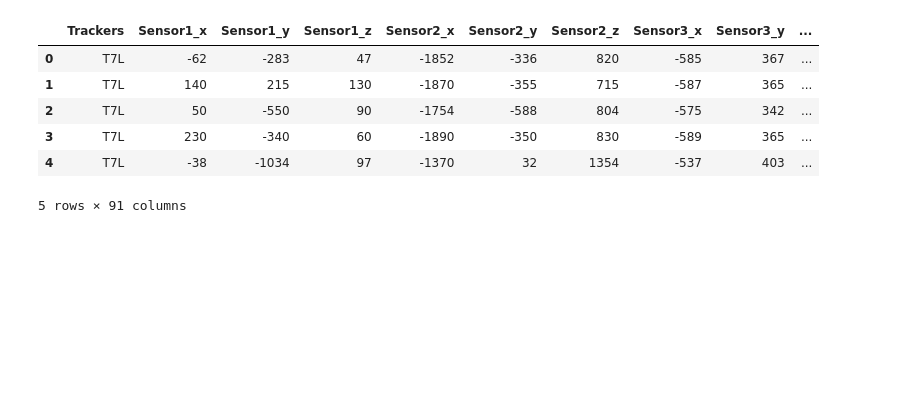
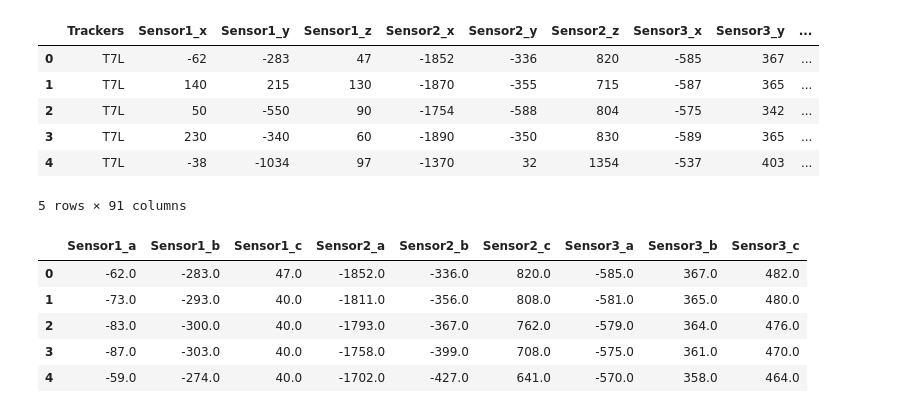
Before and after one commit to tbhanushali/OverhandFitness-Project, a Jupyter notebook: Overhand Fitness Visualization.ipynb, the cells around one changed output. Saved outputs shown, nothing was run; the diff lists cells and outputs as text; code cells hidden in the pictures; blank space fills up the shorter version.

```diff
--- a/Overhand Fitness Visualization.ipynb
+++ b/Overhand Fitness Visualization.ipynb
@@ -22,3 +22,27 @@ tabulate_data(filename)
 | 3 | T7L | 230 | -340 | 60 | -1890 | -350 | 830 | -589 | 365 | ... |
 | 4 | T7L | -38 | -1034 | 97 | -1370 | 32 | 1354 | -537 | 403 | ... |
 5 rows × 91 columns
+# %%
+#Assuming that data for sensor abc direction xyz is repeated every 9th column:
+import pandas as pd
+list_sensors=['Sensor1_a','Sensor1_b','Sensor1_c','Sensor2_a','Sensor2_b','Sensor2_c', 'Sensor3_a','Sensor3_b','Sensor3_c']
+def tabulate_data1(file):
+    f = open(filename,'rt')
+    remove_trackerName= [line.replace('T7L,', "") for line in f.readlines()]
+    file_as_list= [[token.split(',') for token in line.split(';')] for line in remove_trackerName][0]
+    file_as_list=sum([l for l in file_as_list], []) #flattens the nested list comprehension into one list
+    chunks= [file_as_list[i:i+9] for i in range(0,len(file_as_list),9)]
+    data=pd.DataFrame(chunks).apply(pd.to_numeric, errors='coerce')
+    data.columns=list_sensors
+    return data
+
+filename='./recordings+7.14+Luc/hooks_waterbag_hard_40-T7L-1531552258694.txt'
+waterbag_hard_T7L=tabulate_data1(filename)
+waterbag_hard_T7L.head()
+# %% [output]
+|  | Sensor1_a | Sensor1_b | Sensor1_c | Sensor2_a | Sensor2_b | Sensor2_c | Sensor3_a | Sensor3_b | Sensor3_c |
+| 0 | -62.0 | -283.0 | 47.0 | -1852.0 | -336.0 | 820.0 | -585.0 | 367.0 | 482.0 |
+| 1 | -73.0 | -293.0 | 40.0 | -1811.0 | -356.0 | 808.0 | -581.0 | 365.0 | 480.0 |
+| 2 | -83.0 | -300.0 | 40.0 | -1793.0 | -367.0 | 762.0 | -579.0 | 364.0 | 476.0 |
+| 3 | -87.0 | -303.0 | 40.0 | -1758.0 | -399.0 | 708.0 | -575.0 | 361.0 | 470.0 |
+| 4 | -59.0 | -274.0 | 40.0 | -1702.0 | -427.0 | 641.0 | -570.0 | 358.0 | 464.0 |
```
Also changed, not shown: parts of 2 cells of this notebook.
